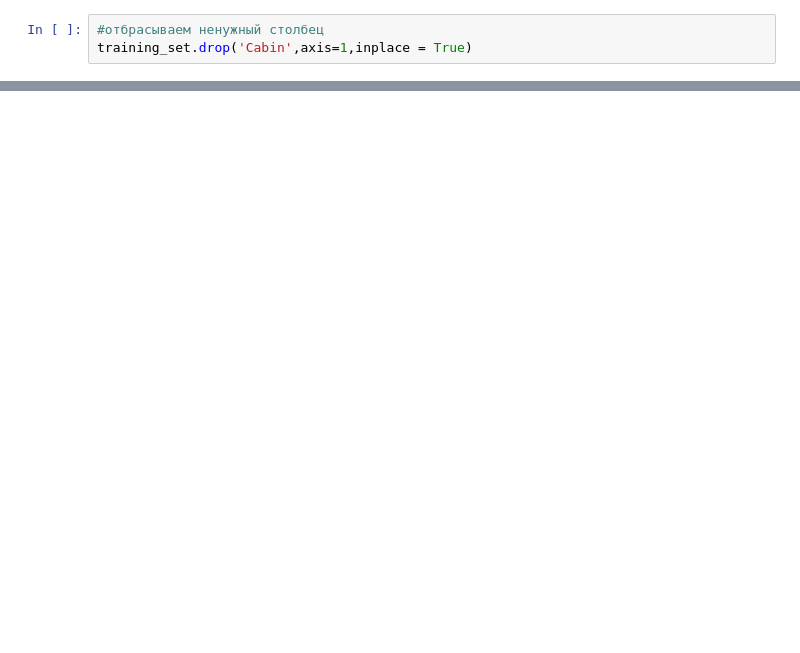
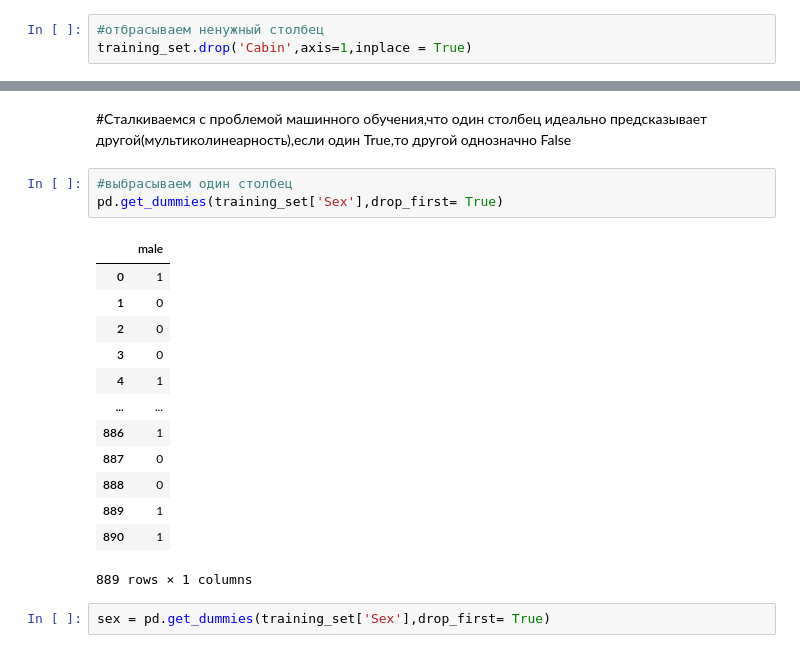
Before and after one commit to frau-muller/ml, a Jupyter notebook: pandas/ML/2.Логистическая регрессия.ipynb, the cells around one changed output, grey strips where cells are left out. Saved outputs shown, nothing was run; the diff lists cells and outputs as text; blank space fills up the shorter version.

```diff
--- a/pandas/ML/2.Логистическая регрессия.ipynb
+++ b/pandas/ML/2.Логистическая регрессия.ipynb
@@ -149,0 +178,21 @@ training_set.head()
+# %% [markdown]
+#Cталкиваемся с проблемой машинного обучения,что один столбец идеально предсказывает другой(мультиколинеарность),если один True,то другой однозначно False
+# %%
+#выбрасываем один столбец
+pd.get_dummies(training_set['Sex'],drop_first= True)
+# %% [output]
+|  | male |
+| 0 | 1 |
+| 1 | 0 |
+| 2 | 0 |
+| 3 | 0 |
+| 4 | 1 |
+| ... | ... |
+| 886 | 1 |
+| 887 | 0 |
+| 888 | 0 |
+| 889 | 1 |
+| 890 | 1 |
+889 rows × 1 columns
+# %%
+sex = pd.get_dummies(training_set['Sex'],drop_first= True)
```
Also changed, not shown: parts of 12 cells of this notebook.
